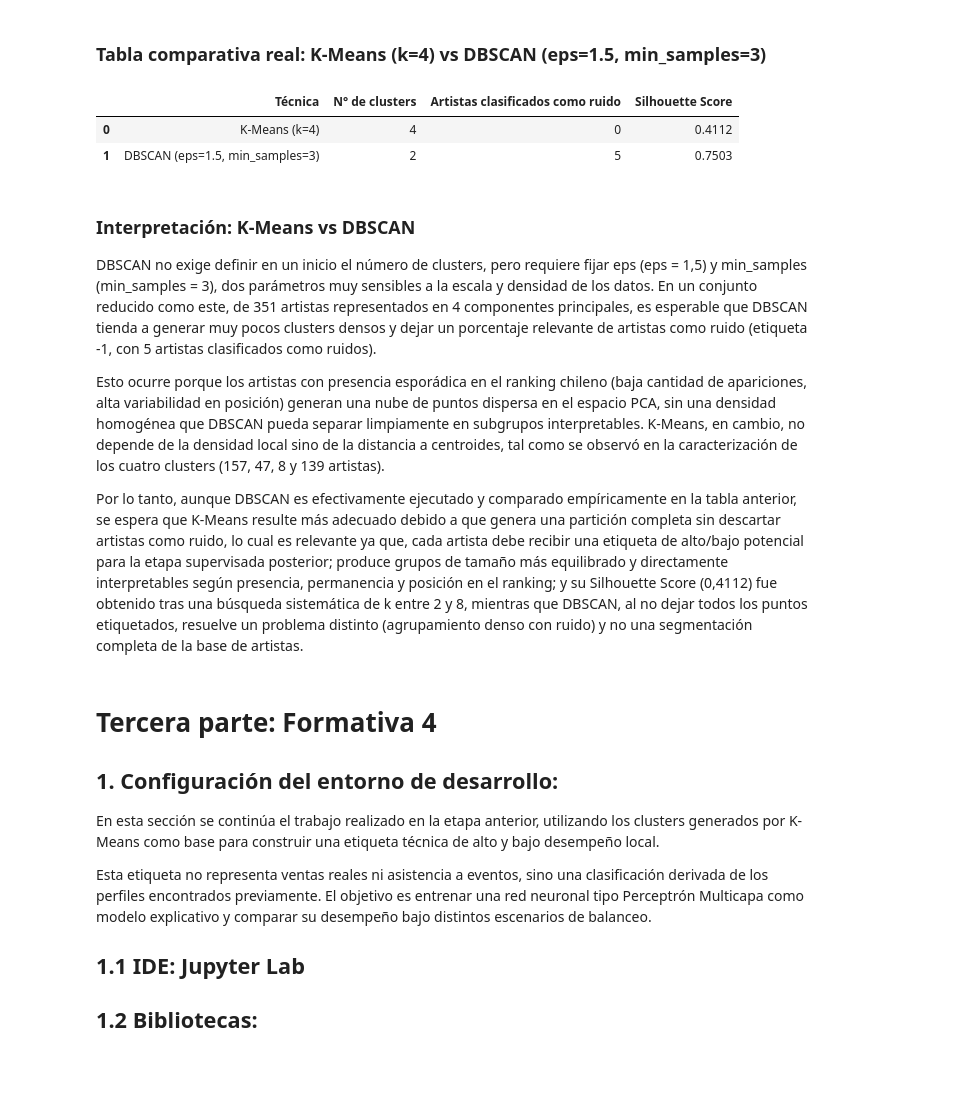
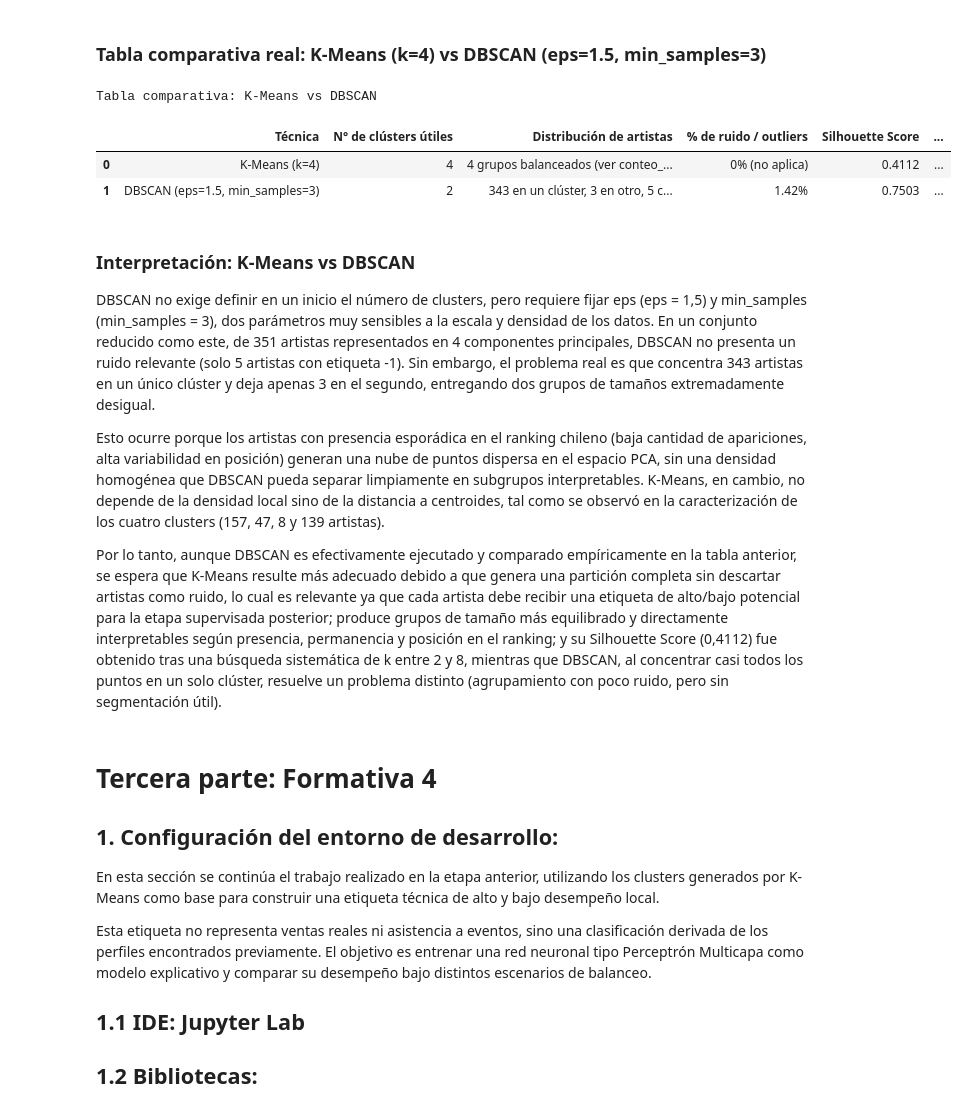
Before and after one commit to omarsanhuezaperiodista-ai/acif104_s9_equipo2, a Jupyter notebook: spotify_artistas_chile_eda.ipynb, the cells around one changed output. Drawn from its saved outputs; the diff is of its cells as text; code cells hidden in the pictures; blank space fills up the shorter version.

```diff
--- a/spotify_artistas_chile_eda.ipynb
+++ b/spotify_artistas_chile_eda.ipynb
@@ -1865,37 +1865,42 @@ plt.show()
 [figure]
 # %% [markdown]
 ### Tabla comparativa real: K-Means (k=4) vs DBSCAN (eps=1.5, min_samples=3)
-# %%
-mascara_dbscan = labels_dbscan_final != -1
-n_clusters_dbscan = len(set(labels_dbscan_final)) - (1 if -1 in labels_dbscan_final else 0)
-
-if n_clusters_dbscan >= 2:
-    silhouette_dbscan = silhouette_score(X_pca_4[mascara_dbscan], labels_dbscan_final[mascara_dbscan])
-else:
-    silhouette_dbscan = np.nan
-
-silhouette_kmeans = silhouette_score(X_pca_4, clusters)
-
-comparacion_clustering = pd.DataFrame({
-    "Técnica": ["K-Means (k=4)", f"DBSCAN (eps={eps_optimo}, min_samples={min_samples_optimo})"],
-    "N° de clusters": [4, n_clusters_dbscan],
-    "Artistas clasificados como ruido": [0, int(np.sum(labels_dbscan_final == -1))],
-    "Silhouette Score": [round(silhouette_kmeans, 4), round(silhouette_dbscan, 4) if not np.isnan(silhouette_dbscan) else np.nan]
-})
-
-comparacion_clustering
-# %% [output]
-|  | Técnica | N° de clusters | Artistas clasificados como ruido | Silhouette Score |
-| 0 | K-Means (k=4) | 4 | 0 | 0.4112 |
-| 1 | DBSCAN (eps=1.5, min_samples=3) | 2 | 5 | 0.7503 |
+# %%
+# Tabla comparativa: K-Means vs DBSCAN
+
+tabla_comparacion_clustering = pd.DataFrame({
+    "Técnica": ["K-Means (k=4)", "DBSCAN (eps=1.5, min_samples=3)"],
+    "N° de clústers útiles": [4, 2],
+    "Distribución de artistas": [
+        "4 grupos balanceados (ver conteo_clusters)",
+        "343 en un clúster, 3 en otro, 5 como ruido"
+    ],
+    "% de ruido / outliers": ["0% (no aplica)", f"{round(5/351*100, 2)}%"],
+    "Silhouette Score": [
+        round(silhouette_score(X_pca_4, clusters), 4),
+        round(silhouette_score(X_pca_4[labels_dbscan_final != -1], labels_dbscan_final[labels_dbscan_final != -1]), 4)
+    ],
+    "Utilidad para el objetivo": [
+        "Alta: segmenta en perfiles diferenciables y accionables",
+        "Baja: concentra casi todo en un solo grupo, no permite diferenciar perfiles"
+    ]
+})
+
+print("Tabla comparativa: K-Means vs DBSCAN")
+tabla_comparacion_clustering
+# %% [output]
+Tabla comparativa: K-Means vs DBSCAN
+|  | Técnica | N° de clústers útiles | Distribución de artistas | % de ruido / outliers | Silhouette Score | ... |
+| 0 | K-Means (k=4) | 4 | 4 grupos balanceados (ver conteo_... | 0% (no aplica) | 0.4112 | ... |
+| 1 | DBSCAN (eps=1.5, min_samples=3) | 2 | 343 en un clúster, 3 en otro, 5 c... | 1.42% | 0.7503 | ... |
 # %% [markdown]
 ### Interpretación: K-Means vs DBSCAN
 
-DBSCAN no exige definir en un inicio el número de clusters, pero requiere fijar eps (eps = 1,5) y min_samples (min_samples = 3), dos parámetros muy sensibles a la escala y densidad de los datos. En un conjunto reducido como este, de 351 artistas representados en 4 componentes principales, es esperable que DBSCAN tienda a generar muy pocos clusters densos y dejar un porcentaje relevante de artistas como ruido (etiqueta -1, con 5 artistas clasificados como ruidos).
+DBSCAN no exige definir en un inicio el número de clusters, pero requiere fijar eps (eps = 1,5) y min_samples (min_samples = 3), dos parámetros muy sensibles a la escala y densidad de los datos. En un conjunto reducido como este, de 351 artistas representados en 4 componentes principales, DBSCAN no presenta un ruido relevante (solo 5 artistas con etiqueta -1). Sin embargo, el problema real es que concentra 343 artistas en un único clúster y deja apenas 3 en el segundo, entregando dos grupos de tamaños extremadamente desigual.
 
 Esto ocurre porque los artistas con presencia esporádica en el ranking chileno (baja cantidad de apariciones, alta variabilidad en posición) generan una nube de puntos dispersa en el espacio PCA, sin una densidad homogénea que DBSCAN pueda separar limpiamente en subgrupos interpretables. K-Means, en cambio, no depende de la densidad local sino de la distancia a centroides, tal como se observó en la caracterización de los cuatro clusters (157, 47, 8 y 139 artistas).
 
-Por lo tanto, aunque DBSCAN es efectivamente ejecutado y comparado empíricamente en la tabla anterior, se espera que K-Means resulte más adecuado debido a que genera una partición completa sin descartar artistas como ruido, lo cual es relevante ya que, cada artista debe recibir una etiqueta de alto/bajo potencial para la etapa supervisada posterior; produce grupos de tamaño más equilibrado y directamente interpretables según presencia, permanencia y posición en el ranking; y su Silhouette Score (0,4112) fue obtenido tras una búsqueda sistemática de k entre 2 y 8, mientras que DBSCAN, al no dejar todos los puntos etiquetados, resuelve un problema distinto (agrupamiento denso con ruido) y no una segmentación completa de la base de artistas.
+Por lo tanto, aunque DBSCAN es efectivamente ejecutado y comparado empíricamente en la tabla anterior, se espera que K-Means resulte más adecuado debido a que genera una partición completa sin descartar artistas como ruido, lo cual es relevante ya que cada artista debe recibir una etiqueta de alto/bajo potencial para la etapa supervisada posterior; produce grupos de tamaño más equilibrado y directamente interpretables según presencia, permanencia y posición en el ranking; y su Silhouette Score (0,4112) fue obtenido tras una búsqueda sistemática de k entre 2 y 8, mientras que DBSCAN, al concentrar casi todos los puntos en un solo clúster, resuelve un problema distinto (agrupamiento con poco ruido, pero sin segmentación útil).
 # %% [markdown]
 # Tercera parte: Formativa 4
 ## 1. Configuración del entorno de desarrollo:
```
Also changed, not shown: parts of 4 cells of this notebook.
